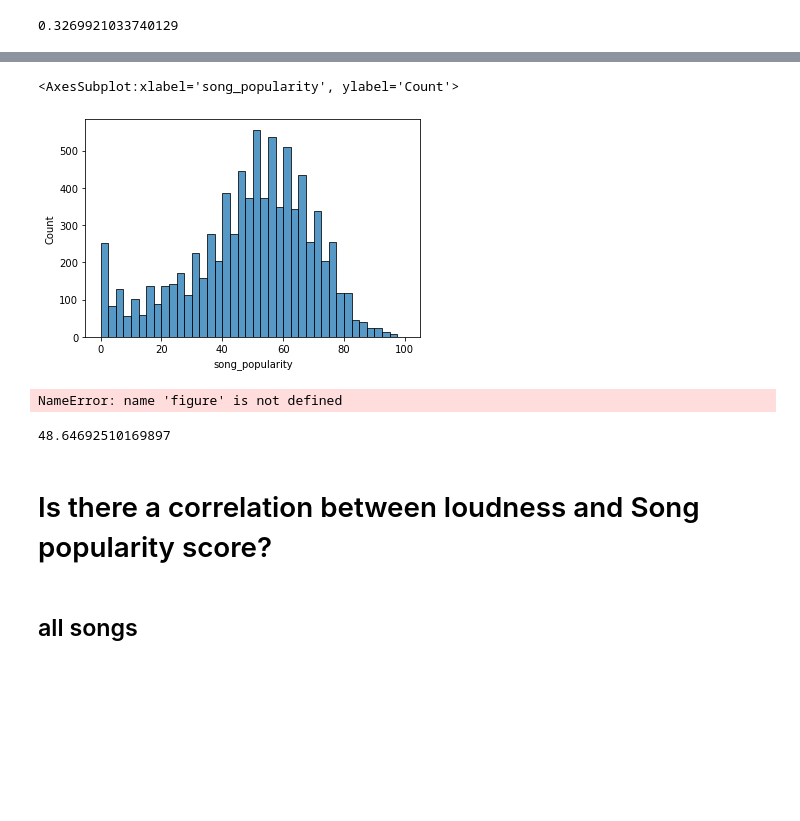
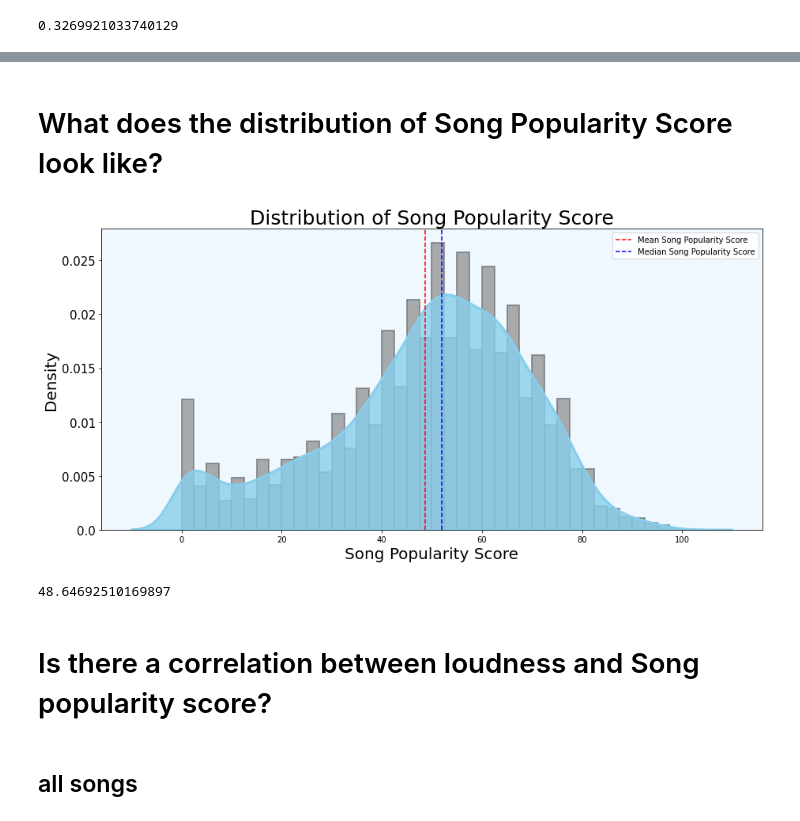
Before and after one commit to Yvette-Ibarra/song_popularity_prediction, a Jupyter notebook: workbook2_song_popularity.ipynb, the cells around one changed output, grey strips where cells are left out. Cells and saved outputs as stored; diff of their text form; code cells hidden in the pictures; blank space fills up the shorter version.

```diff
--- a/workbook2_song_popularity.ipynb
+++ b/workbook2_song_popularity.ipynb
@@ -245,24 +238,27 @@ sns.kdeplot(train['song_popularity'])
-# %%
-
-sns.histplot(train.song_popularity)
-# %% [output]
-<AxesSubplot:xlabel='song_popularity', ylabel='Count'>
-[figure, removed]
-# %%
-figure(figsize=(3, 2), dpi=80)
-graph = sns.distplot( a=train["song_popularity"], hist=True, kde=True, rug=False,
-             hist_kws={"color": "gray", "alpha": 0.65, "linewidth": 2,"fill":True,"edgecolor":'black'},
-             kde_kws={"color": "skyblue", "alpha": 0.8, "linewidth": 3, "shade": True})
-graph.axvline(train.song_popularity.mean(), color = 'red', linewidth = 1.5, linestyle="--",label="Mean Song Popularity Score" )
-graph.legend(loc=0)
-# %% [output]
-NameError: name 'figure' is not defined
-# %%
-train.song_popularity.mean()
-# %% [output]
-48.64692510169897
-# %% [markdown]
-# Is there a correlation between loudness and Song popularity score?
+# %% [markdown]
+# What does the distribution of Song Popularity Score look like?
+# %%
+plt.figure(figsize = (15,7))
+graph = sns.distplot( a=train["song_popularity"], hist=True, kde=True, rug=False,
+             hist_kws={"color": "gray", "alpha": 0.65, "linewidth": 2,"fill":True,"edgecolor":'dimgrey'},
+             kde_kws={"color": "skyblue", "alpha": 0.8, "linewidth": 3, "shade": True})
+graph.axvline(train.song_popularity.mean(), color = 'red', linewidth = 1.5, linestyle="--",label="Mean Song Popularity Score" )
+graph.axvline(train.song_popularity.median(), color = 'blue', linewidth = 1.5, linestyle="--",label="Median Song Popularity Score" )
+plt.title( 'Distribution of Song Popularity Score',c="Black",fontsize = 25)
+graph.set_xlabel('Song Popularity Score', fontsize=20)
+graph.set_ylabel('Density', fontsize=20)
+graph.set_yticklabels(graph.get_yticks(), size = 15)
+graph.legend(loc=0)
+graph.set(facecolor='aliceblue')
+plt.show();
+# %% [output]
+[figure, added]
+# %%
+train.song_popularity.mean()
+# %% [output]
+48.64692510169897
+# %% [markdown]
+# Is there a correlation between loudness and Song popularity score?
 # %% [markdown]
 ## all songs
 # %%
```
Also changed, not shown: parts of 2 cells of this notebook.
